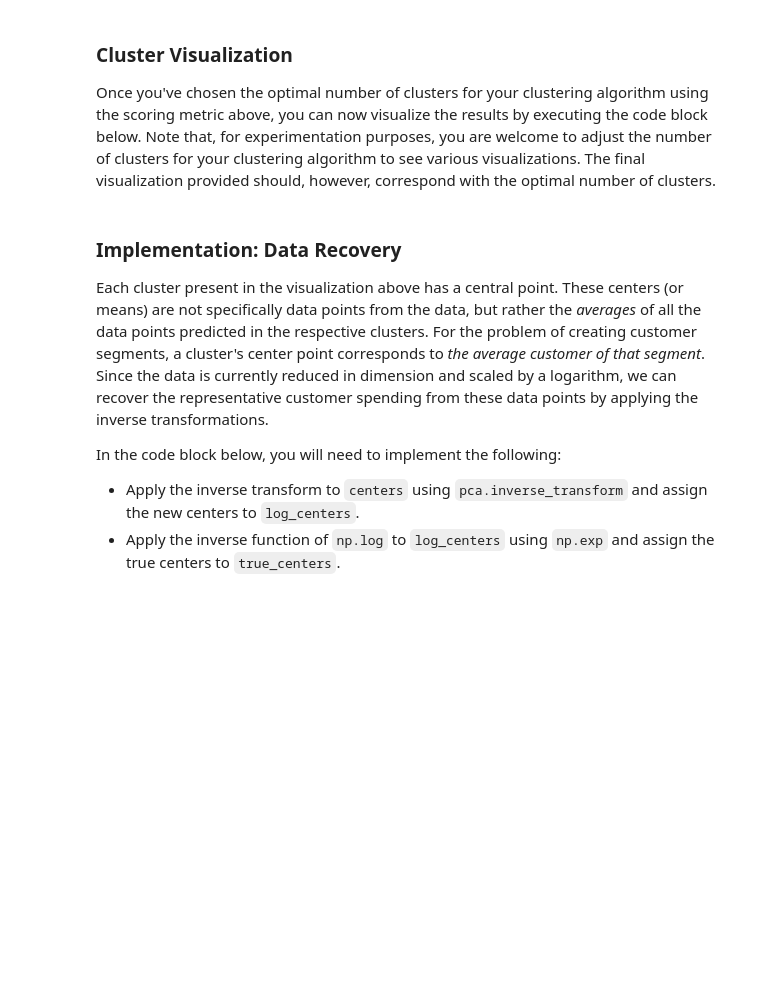
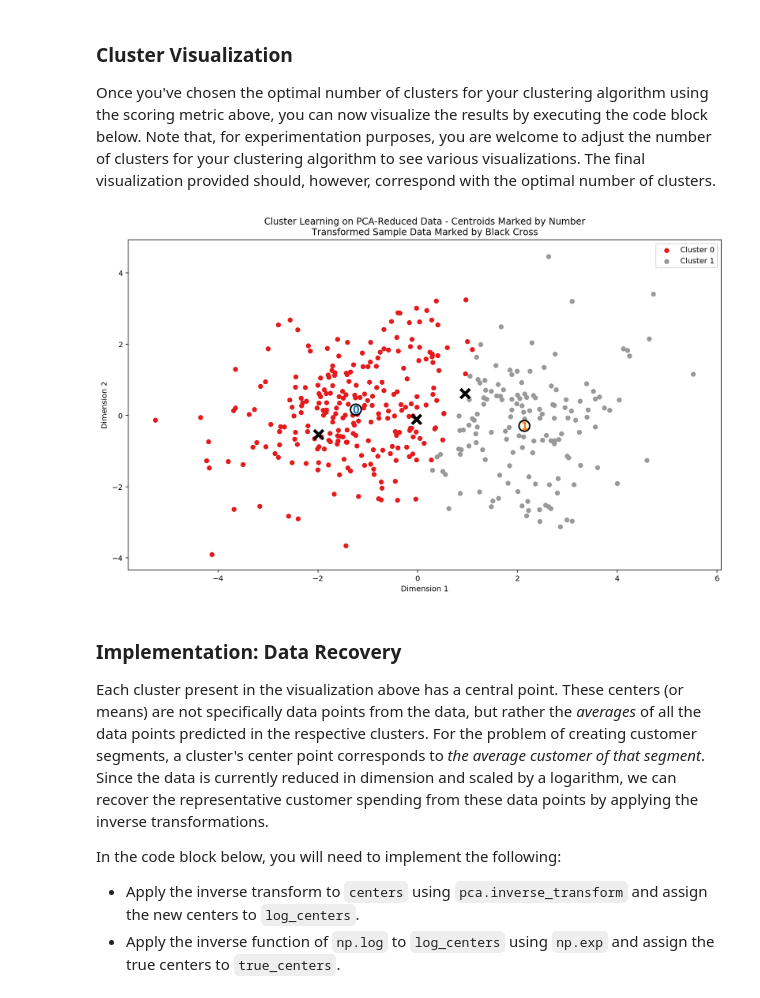
Before and after one commit to MayukhSobo/CustomerSegments, a Jupyter notebook: customer_segments.ipynb, the cells around one changed output. Saved outputs shown, nothing was run; the diff lists cells and outputs as text; code cells hidden in the pictures; blank space fills up the shorter version.

```diff
--- a/customer_segments.ipynb
+++ b/customer_segments.ipynb
@@ -465,19 +470,25 @@ In the code block below, you will need to implement the following:
    - Assign the silhouette score to `score` and print the result.
 # %%
 # TODO: Apply your clustering algorithm of choice to the reduced data
-clusterer = None
+from sklearn.mixture import GaussianMixture
+from sklearn.metrics import silhouette_score
 
-# TODO: Predict the cluster for each data point
-preds = None
+def grid_serach(cluster_centers=2):
+    clusterer = GaussianMixture(n_components=cluster_centers, random_state=42)
+    clusterer.fit(reduced_data)
+    # TODO: Predict the cluster for each data point
+    preds = clusterer.predict(reduced_data)
+    # TODO: Find the cluster centers
+    centers = clusterer.means_
+    # TODO: Predict the cluster for each transformed sample data point
+    sample_preds = clusterer.predict(pca_samples)
+    # TODO: Calculate the mean silhouette coefficient for the number of clusters chosen
+    score = silhouette_score(reduced_data, preds)
+    return {'score': score, 'centers': centers, 'prediction': preds}
 
-# TODO: Find the cluster centers
-centers = None
-
-# TODO: Predict the cluster for each transformed sample data point
-sample_preds = None
-
-# TODO: Calculate the mean silhouette coefficient for the number of clusters chosen
-score = None
+scores = []
+for centers in range(2, 11):
+    scores.append(grid_serach(cluster_centers=centers).get('score'))
 # %% [markdown]
 ### Question 7
 
@@ -490,7 +517,12 @@ score = None
 Once you've chosen the optimal number of clusters for your clustering algorithm using the scoring metric above, you can now visualize the results by executing the code block below. Note that, for experimentation purposes, you are welcome to adjust the number of clusters for your clustering algorithm to see various visualizations. The final visualization provided should, however, correspond with the optimal number of clusters.
 # %%
 # Display the results of the clustering from implementation
+result = grid_serach()
+preds = result['prediction']
+centers = result['centers']
 vs.cluster_results(reduced_data, preds, centers, pca_samples)
+# %% [output]
+[figure, added]
 # %% [markdown]
 ### Implementation: Data Recovery
 Each cluster present in the visualization above has a central point. These centers (or means) are not specifically data points from the data, but rather the *averages* of all the data points predicted in the respective clusters. For the problem of creating customer segments, a cluster's center point corresponds to *the average customer of that segment*. Since the data is currently reduced in dimension and scaled by a logarithm, we can recover the representative customer spending from these data points by applying the inverse transformations.
```
Also changed, not shown: parts of 10 cells of this notebook.
